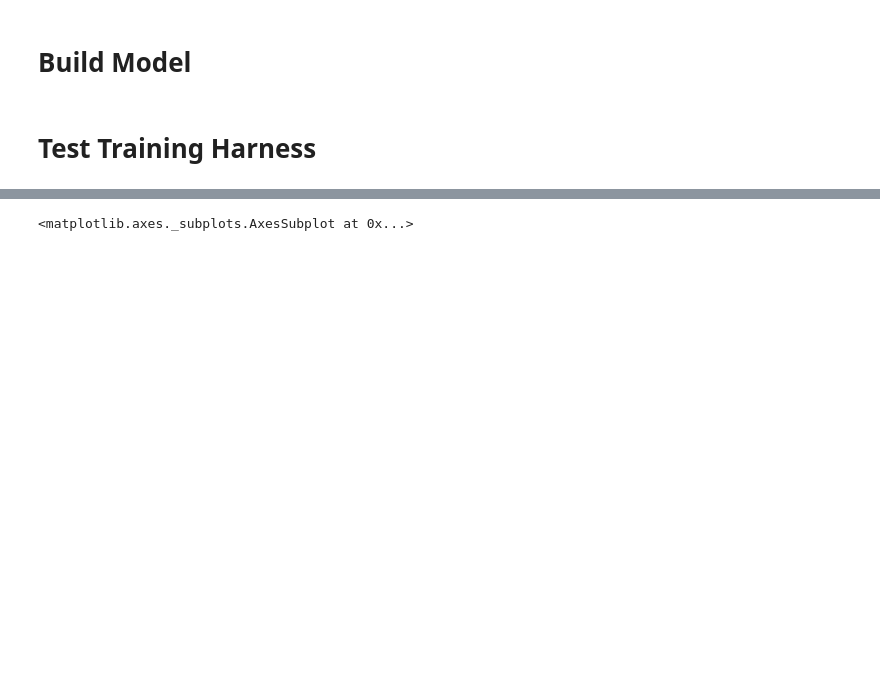
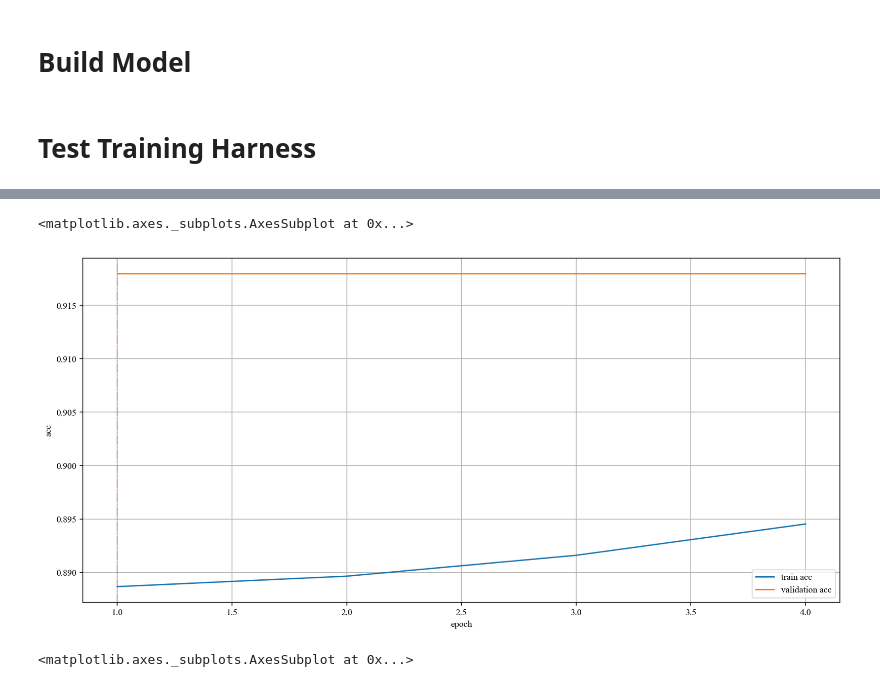
Before and after one commit to zhao1701/extending-deep-ER, a Jupyter notebook: scripts/harness-test.ipynb, the cells around one changed output, grey strips where cells are left out. Drawn from its saved outputs; the diff is of its cells as text; code cells hidden in the pictures; blank space fills up the shorter version.

Commit message:
change harness metric evaludation method

```diff
--- a/scripts/harness-test.ipynb
+++ b/scripts/harness-test.ipynb
@@ -109,8 +109,9 @@ malstm = Model([input_left, input_right], [distance])
 # %% [markdown]
 # Test Training Harness
 # %%
-reload(harness)
-compile_args = dict(optimizer='adam', loss='mean_squared_error')
+compile_args = dict(optimizer='adam',
+                    loss='mean_squared_error',
+                    metrics=['acc'])
 fit_args = dict(x = [data['train_1'][:1024,:], data['train_2'][:1024,:]],
                   y = data['train_y'][:1024],
                   epochs = 1,
@@ -133,3 +134,8 @@ Epoch 1/1
+# %%
+th.plot_history('acc')
+# %% [output]
+<matplotlib.axes._subplots.AxesSubplot at 0x...>
+[figure, added]
 # %%
 th.plot_history()
 # %% [output]
```
Also changed, not shown: parts of 2 cells of this notebook, 1 other file.
